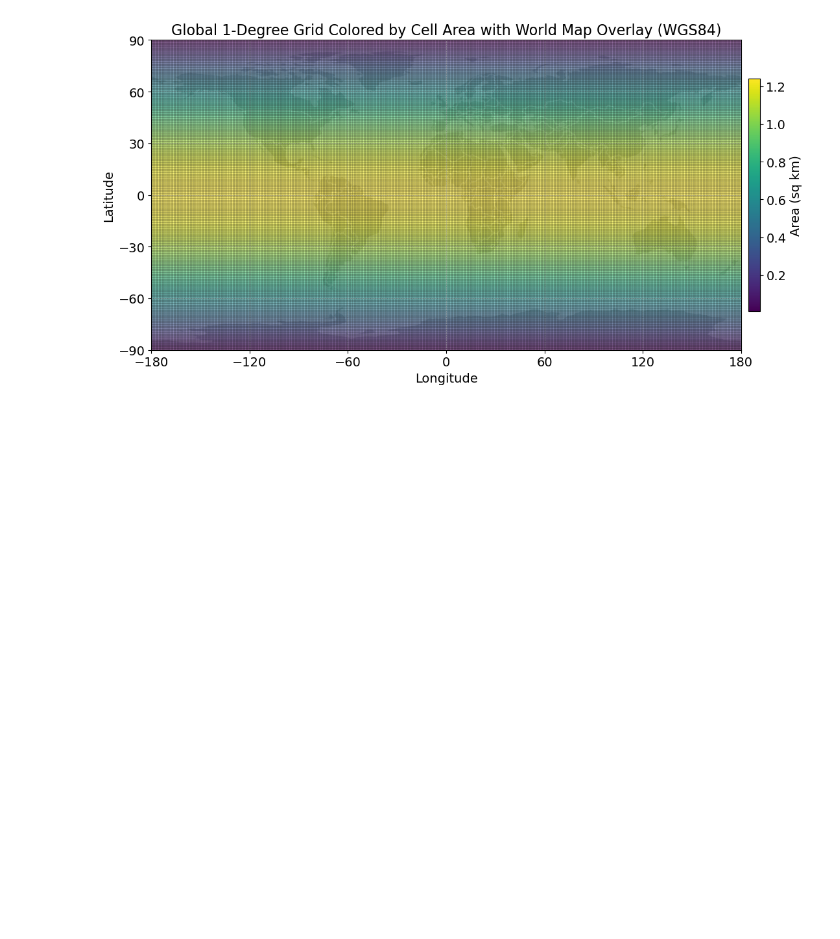
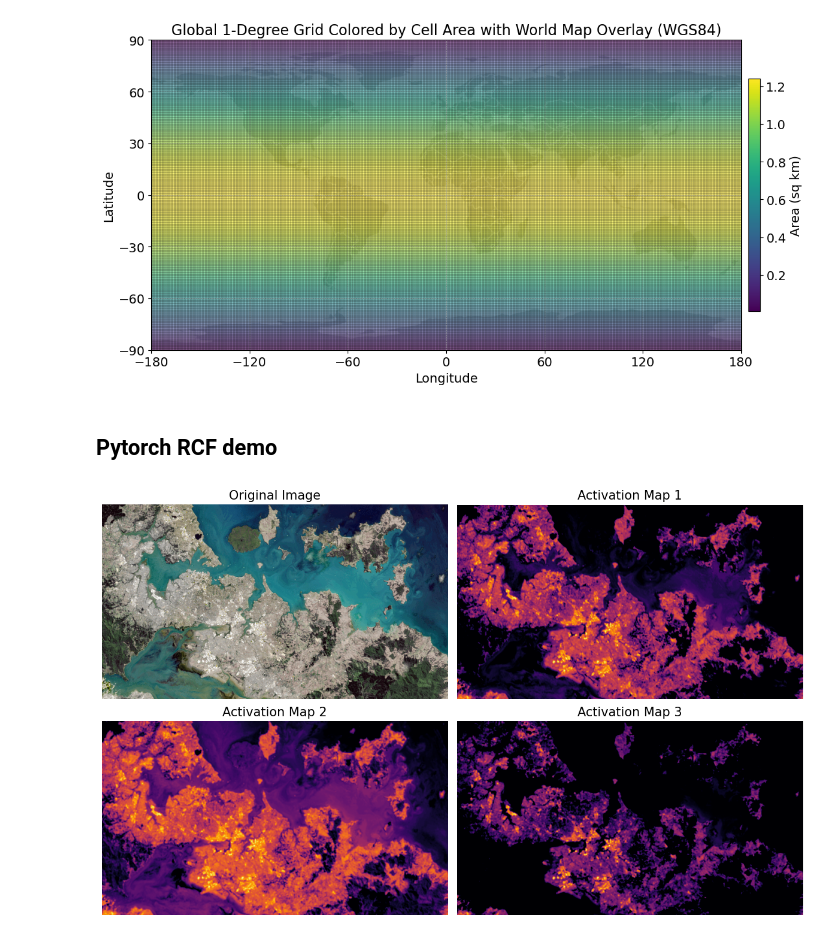
Before and after one commit to fless-lab/MOSAIKS-Training-Manual-French-Version, a Jupyter notebook: notebooks/figure_code/figures_for_text.ipynb, the cells around one changed output. Saved outputs shown, nothing was run; the diff lists cells and outputs as text; code cells hidden in the pictures; blank space fills up the shorter version.

```diff
--- a/notebooks/figure_code/figures_for_text.ipynb
+++ b/notebooks/figure_code/figures_for_text.ipynb
@@ -250,3 +250,5 @@ Area range in square kilometers: 0.01 - 1.24
 Natural Earth dataset already downloaded.
 Extraction complete.
 [figure]
+# %% [markdown]
+## Pytorch RCF demo
@@ -252,0 +343,59 @@ Extraction complete.
+# %%
+seed = 452
+
+url = (
+    "https://cdn.sanity.io/images/hvd5n54p/production/"
+    "a332510258992b73c57a72177a391a331c91c951-945x531.jpg?"
+    "w=1200&auto=format"
+)
+
+url = (
+    "https://cdn.sanity.io/images/hvd5n54p/production/"
+    "f7ebef7923c4cc9c8990836980a30d004a5eef64-1920x1114.jpg?"
+    "w=1200&auto=format"
+)
+
+# url = ("https://cdn.sanity.io/images/hvd5n54p/production/395398de2fd43f81885f2be3d8187dcab1733c89-1224x693.jpg?w=1200&auto=format")
+
+# url = "https://ai4edatasetspublicassets.blob.core.windows.net/assets/pc_thumbnails/sentinel-2.png"
+
+url = "https://ai4edatasetspublicassets.blob.core.windows.net/assets/pc_thumbnails/landsat.png"
+
+# url = "https://ai4edatasetspublicassets.blob.core.windows.net/assets/pc_thumbnails/cop-dem-glo-90.png"
+
+response = requests.get(url)
+img = Image.open(BytesIO(response.content)).convert("RGB")
+
+# Convert the image to a tensor
+transform = transforms.ToTensor()
+img_tensor = transform(img).unsqueeze(0)
+
+# Initialize the model
+model = RCFWithPatchSampling(num_features=6, patch_sampling=True, seed=seed)
+
+# Pass the image through the model
+act_pos, conv_map = model(img_tensor)
+
+
+# Plot results in a 2x2 layout
+fig, axs = plt.subplots(2, 2, figsize=(12, 7.5))
+
+# Original image
+axs[0, 0].imshow(img)
+axs[0, 0].set_title("Original Image", fontsize=15)
+axs[0, 0].axis("off")
+
+# Positive activation maps
+color_maps = ["gray", "viridis", "inferno"]
+for i in range(3):
+    act_pos_vis = act_pos[0, i].detach().cpu().numpy()
+    axs[(i + 1) // 2, (i + 1) % 2].imshow(act_pos_vis, cmap=color_maps[2])
+    axs[(i + 1) // 2, (i + 1) % 2].set_title(f"Activation Map {i + 1}", fontsize=15)
+    axs[(i + 1) // 2, (i + 1) % 2].axis("off")
+
+plt.tight_layout()
+plot_filename = "../../images/RCF_patch_sampling_activation_maps.png"
+plt.savefig(plot_filename, dpi=300)
+plt.show()
+# %% [output]
+[figure, added]
```
Also changed, not shown: parts of 3 cells of this notebook, 18 other files.
